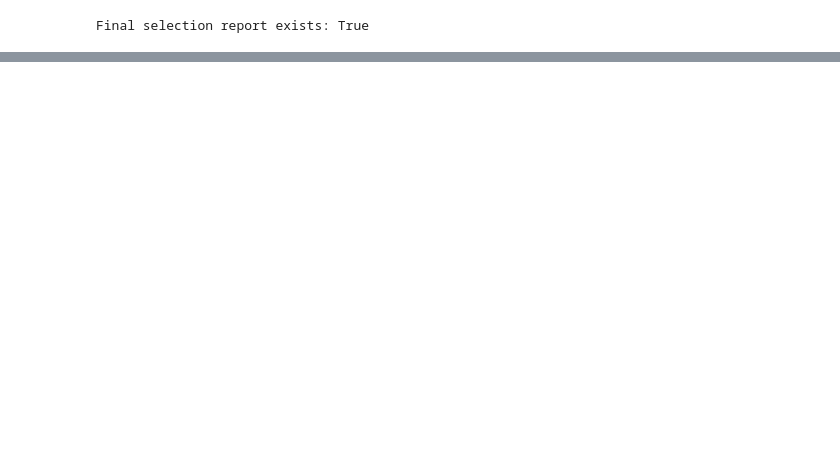
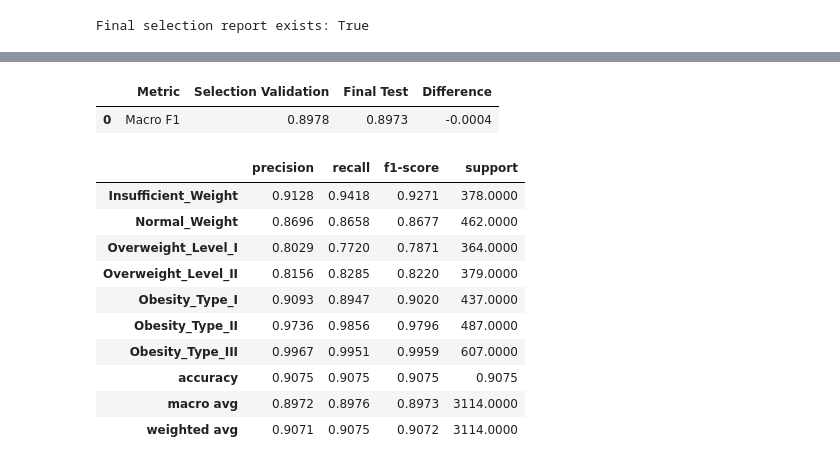
Before and after one commit to SMCodeX7/Obesity-Risk-Intelligence-System, a Jupyter notebook: notebooks/05_model_tuning.ipynb, the cells around one changed output, grey strips where cells are left out. Cells and saved outputs as stored; diff of their text form; code cells hidden in the pictures; blank space fills up the shorter version.

Commit message:
Evaluate and save final model

```diff
--- a/notebooks/05_model_tuning.ipynb
+++ b/notebooks/05_model_tuning.ipynb
@@ -3551,0 +3585,6 @@ assert (
+# %%
+final_test_predictions = (
+    final_model_pipeline.predict(
+        X_test
+    )
+)
@@ -3551,0 +3686,66 @@ assert (
+# %%
+validation_to_test_comparison_df = (
+    pd.DataFrame(
+        {
+            "Metric": [
+                "Macro F1",
+            ],
+            "Selection Validation": [
+                leading_validation_macro_f1,
+            ],
+            "Final Test": [
+                final_test_result[
+                    "Macro F1"
+                ],
+            ],
+        }
+    )
+)
+
+validation_to_test_comparison_df[
+    "Difference"
+] = (
+    validation_to_test_comparison_df[
+        "Final Test"
+    ]
+    - validation_to_test_comparison_df[
+        "Selection Validation"
+    ]
+)
+
+validation_to_test_comparison_df.round(4)
+# %% [output]
+|  | Metric | Selection Validation | Final Test | Difference |
+| 0 | Macro F1 | 0.8978 | 0.8973 | -0.0004 |
+# %%
+final_classification_report = (
+    classification_report(
+        y_test,
+        final_test_predictions,
+        labels=CLASS_ORDER,
+        output_dict=True,
+        zero_division=0,
+    )
+)
+
+final_classification_report_df = (
+    pd.DataFrame(
+        final_classification_report
+    )
+    .transpose()
+    .round(4)
+)
+
+final_classification_report_df
+# %% [output]
+|  | precision | recall | f1-score | support |
+| Insufficient_Weight | 0.9128 | 0.9418 | 0.9271 | 378.0000 |
+| Normal_Weight | 0.8696 | 0.8658 | 0.8677 | 462.0000 |
+| Overweight_Level_I | 0.8029 | 0.7720 | 0.7871 | 364.0000 |
+| Overweight_Level_II | 0.8156 | 0.8285 | 0.8220 | 379.0000 |
+| Obesity_Type_I | 0.9093 | 0.8947 | 0.9020 | 437.0000 |
+| Obesity_Type_II | 0.9736 | 0.9856 | 0.9796 | 487.0000 |
+| Obesity_Type_III | 0.9967 | 0.9951 | 0.9959 | 607.0000 |
+| accuracy | 0.9075 | 0.9075 | 0.9075 | 0.9075 |
+| macro avg | 0.8972 | 0.8976 | 0.8973 | 3114.0000 |
+| weighted avg | 0.9071 | 0.9075 | 0.9072 | 3114.0000 |
```
Also changed, not shown: parts of 30 cells of this notebook, 5 other files.
